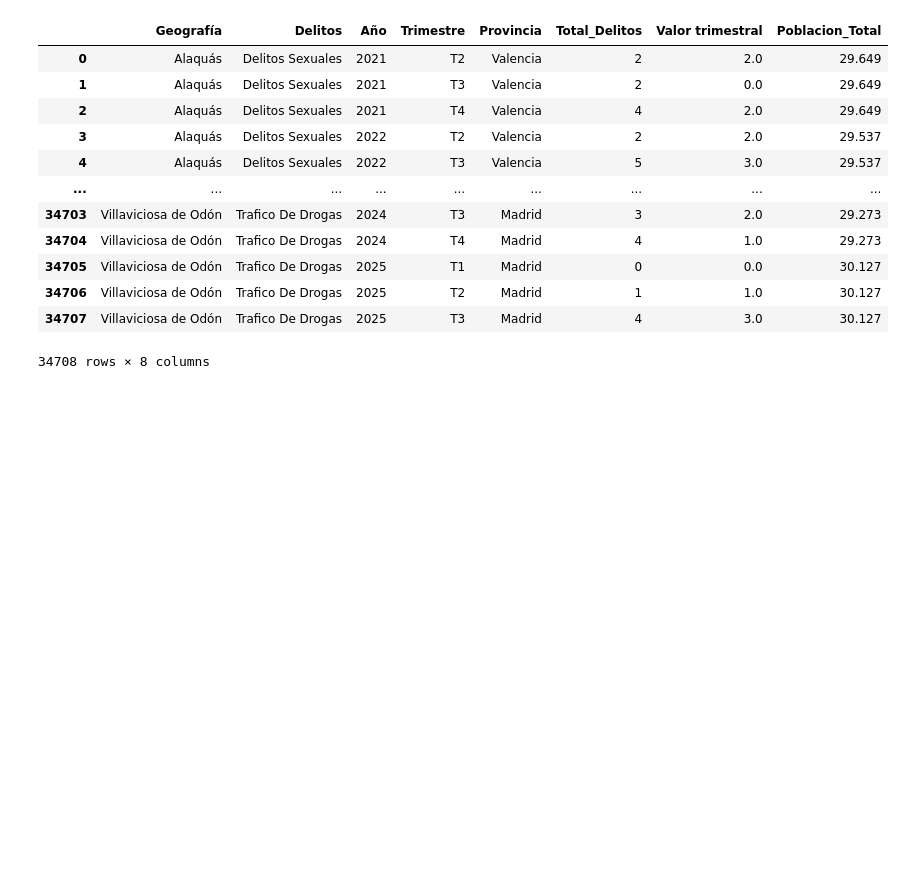
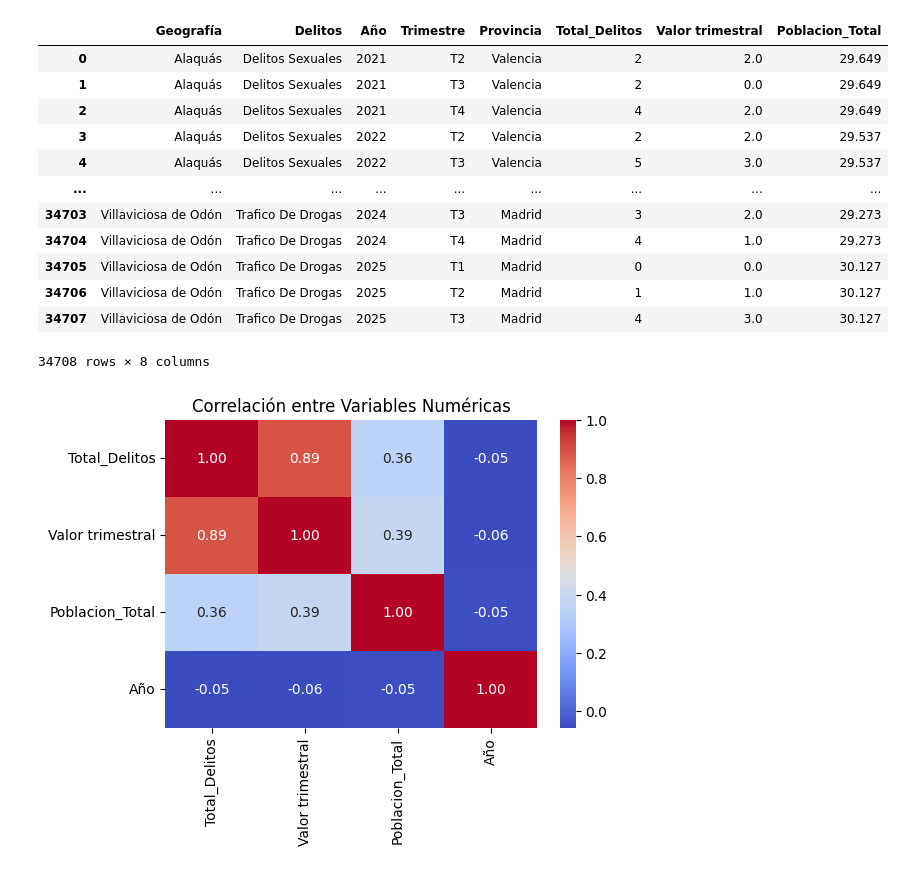
Before and after one commit to 4GeeksAcademy/sp-ml-20-final-project-g4, a Jupyter notebook: src/security_score_elreno23 copy.ipynb, the cells around one changed output. Drawn from its saved outputs; the diff is of its cells as text; code cells hidden in the pictures; blank space fills up the shorter version.

```diff
--- a/src/security_score_elreno23 copy.ipynb
+++ b/src/security_score_elreno23 copy.ipynb
@@ -982,0 +987,11 @@ df_merge
+# %%
+df_merge['Poblacion_Total'] = df_merge['Poblacion_Total'].astype(str).str.replace('.', '').astype(float)
+# %%
+# Matriz de correlación
+plt.figure(figsize=(6, 4))
+sns.heatmap(df_merge[['Total_Delitos', 'Valor trimestral', 'Poblacion_Total', 'Año']].corr(),
+            annot=True, cmap='coolwarm', fmt=".2f")
+plt.title('Correlación entre Variables Numéricas')
+plt.show()
+# %% [output]
+[figure, added]
```
Also changed, not shown: parts of 4 cells of this notebook.
